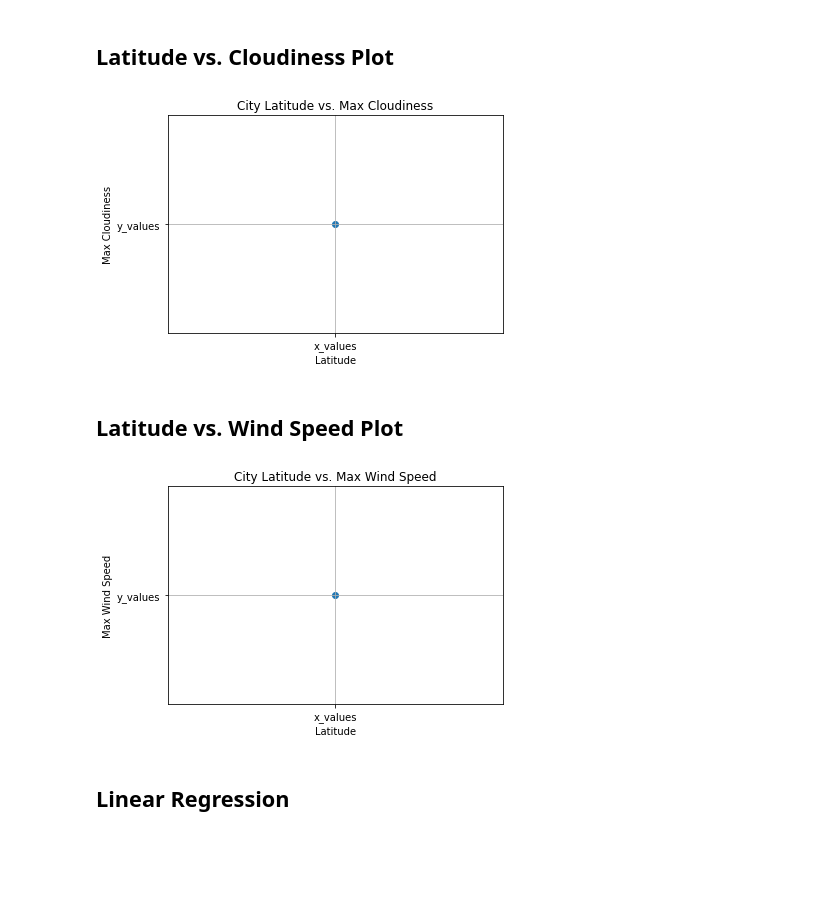
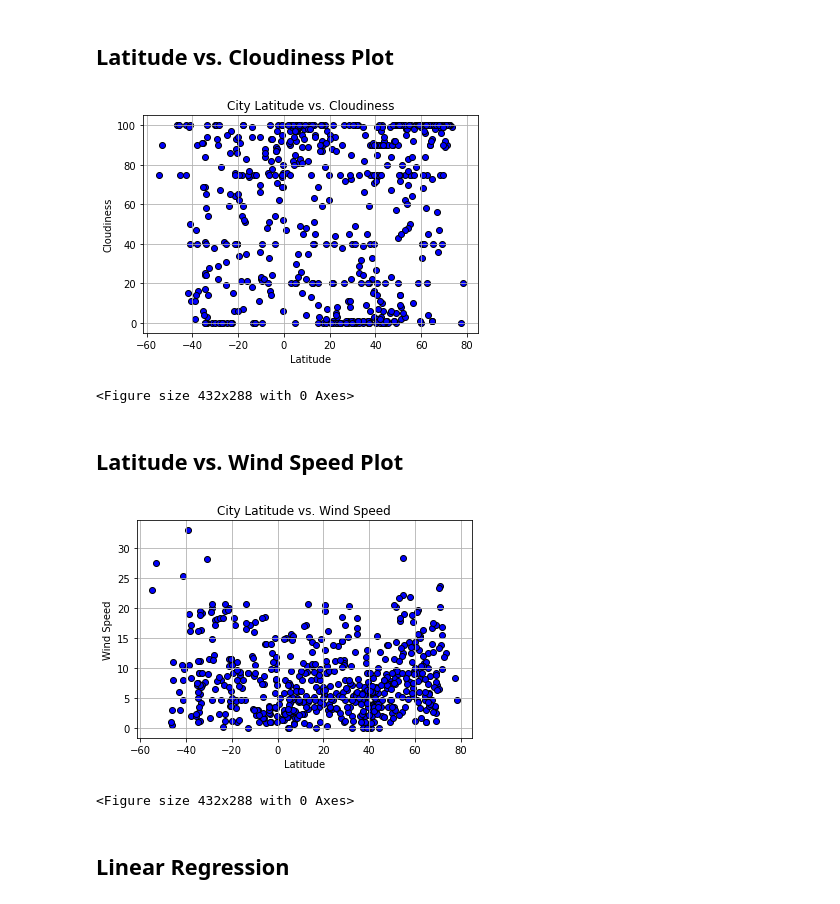
Before and after one commit to jcortez02/python_api_challenge, a Jupyter notebook: weather_py/WeatherPy.ipynb, the cells around one changed output. Cells and saved outputs as stored; diff of their text form; code cells hidden in the pictures; blank space fills up the shorter version.

```diff
--- a/weather_py/WeatherPy.ipynb
+++ b/weather_py/WeatherPy.ipynb
@@ -239,27 +220,33 @@ plt.grid(zorder=0)
 ## Latitude vs. Cloudiness Plot
 # %%
 # Plot scatter plot
-x_values = weather_df['Latitude']
-y_values = weather_df['Cloudiness']
-plt.scatter('x_values','y_values')
-plt.title('City Latitude vs. Max Cloudiness')
+plt.scatter(weather_df['Latitude'],weather_df['Cloudiness'],marker = "o", color = "blue",edgecolor = "black")
+plt.grid()
+plt.title('City Latitude vs. Cloudiness')
 plt.xlabel('Latitude')
-plt.ylabel('Max Cloudiness')
-plt.grid(zorder=0)
+plt.ylabel('Cloudiness')
+plt.show()
+plt.savefig('/Users/jacobcortez/Documents/GitHub/DS_Repos/HW_Repo/python_api_challenge/weather_py/Images/lat_cloudiness.png')
+
+### There appears to be no real correlation in the relationship of city latitude and cloudniess.
 # %% [output]
-[figure, old version]
+[figure, new version]
+<Figure size 432x288 with 0 Axes>
 # %% [markdown]
 ## Latitude vs. Wind Speed Plot
 # %%
 # Plot scatter plot
-x_values = weather_df['Latitude']
-y_values = weather_df['Wind Speed']
-plt.scatter('x_values','y_values')
-plt.title('City Latitude vs. Max Wind Speed')
+plt.scatter(weather_df['Latitude'],weather_df['Wind Speed'],marker = "o", color = "blue",edgecolor = "black")
+plt.grid()
+plt.title('City Latitude vs. Wind Speed')
 plt.xlabel('Latitude')
-plt.ylabel('Max Wind Speed')
-plt.grid(zorder=0)
+plt.ylabel('Wind Speed')
+plt.show()
+plt.savefig('/Users/jacobcortez/Documents/GitHub/DS_Repos/HW_Repo/python_api_challenge/weather_py/Images/lat_wind_speed.png')
+
+### The only correlation between city latitude and wind speed relationship appears to be higher wind speeds. Essentially, the further away you are from the latitude of 0, the greater the wind speeds.
 # %% [output]
-[figure, old version]
+[figure, new version]
+<Figure size 432x288 with 0 Axes>
 # %% [markdown]
 ## Linear Regression
```
Also changed, not shown: parts of 19 cells of this notebook, 5 other files.
